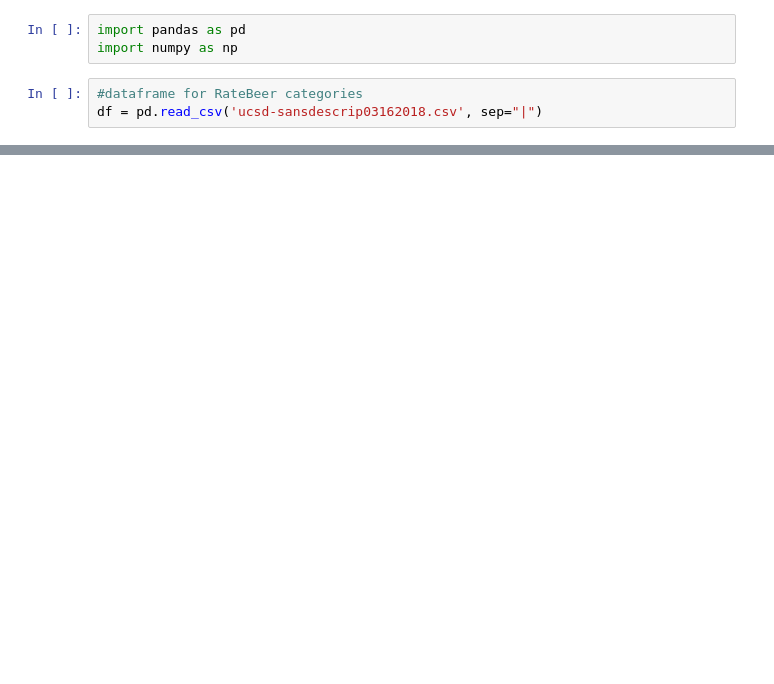
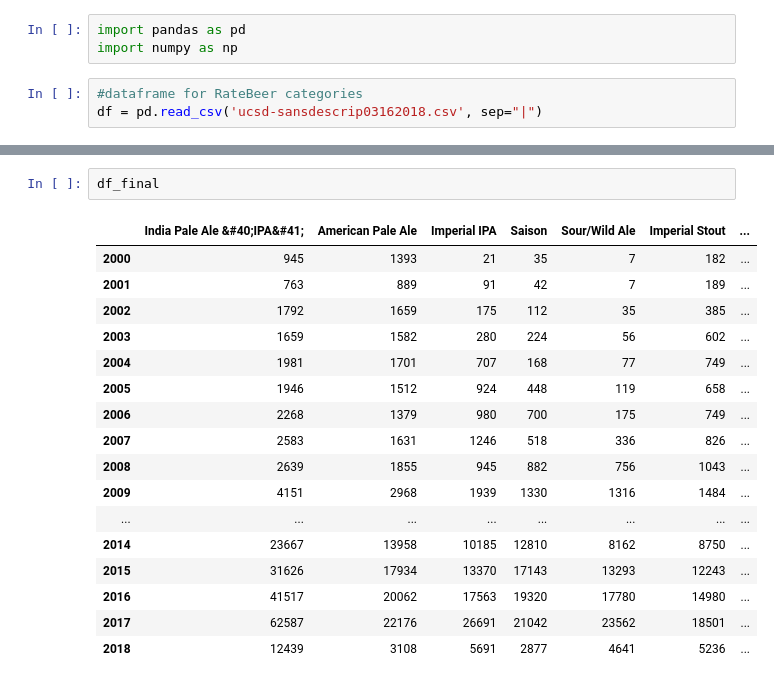
Before and after one commit to TomDonoghue/Pr_084, a Jupyter notebook: jose-notebook.ipynb, the cells around one changed output, grey strips where cells are left out. Drawn from its saved outputs; the diff is of its cells as text; blank space fills up the shorter version.

```diff
--- a/jose-notebook.ipynb
+++ b/jose-notebook.ipynb
@@ -47,0 +67,20 @@ TypeError: 'numpy.int64' object is not callable
+# %%
+df_final
+# %% [output]
+|  | India Pale Ale &#40;IPA&#41; | American Pale Ale | Imperial IPA | Saison | Sour/Wild Ale | Imperial Stout | ... |
+| 2000 | 945 | 1393 | 21 | 35 | 7 | 182 | ... |
+| 2001 | 763 | 889 | 91 | 42 | 7 | 189 | ... |
+| 2002 | 1792 | 1659 | 175 | 112 | 35 | 385 | ... |
+| 2003 | 1659 | 1582 | 280 | 224 | 56 | 602 | ... |
+| 2004 | 1981 | 1701 | 707 | 168 | 77 | 749 | ... |
+| 2005 | 1946 | 1512 | 924 | 448 | 119 | 658 | ... |
+| 2006 | 2268 | 1379 | 980 | 700 | 175 | 749 | ... |
+| 2007 | 2583 | 1631 | 1246 | 518 | 336 | 826 | ... |
+| 2008 | 2639 | 1855 | 945 | 882 | 756 | 1043 | ... |
+| 2009 | 4151 | 2968 | 1939 | 1330 | 1316 | 1484 | ... |
+| ... | ... | ... | ... | ... | ... | ... | ... |
+| 2014 | 23667 | 13958 | 10185 | 12810 | 8162 | 8750 | ... |
+| 2015 | 31626 | 17934 | 13370 | 17143 | 13293 | 12243 | ... |
+| 2016 | 41517 | 20062 | 17563 | 19320 | 17780 | 14980 | ... |
+| 2017 | 62587 | 22176 | 26691 | 21042 | 23562 | 18501 | ... |
+| 2018 | 12439 | 3108 | 5691 | 2877 | 4641 | 5236 | ... |
```
Also changed, not shown: parts of 3 cells of this notebook.
